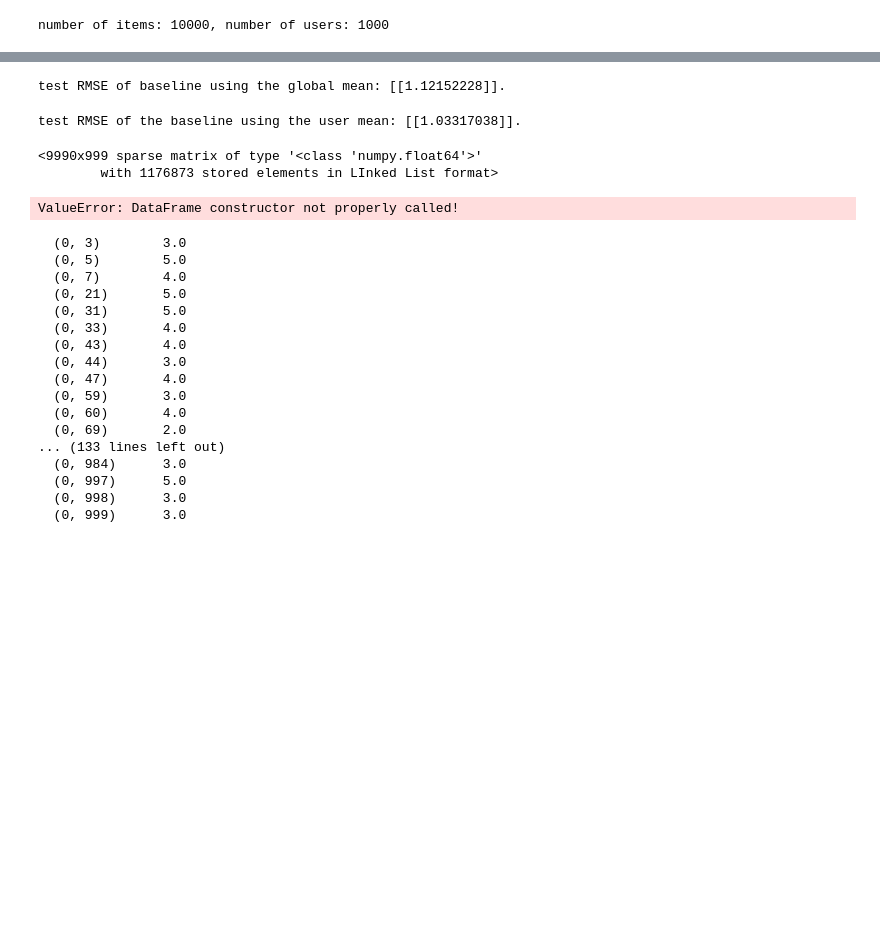
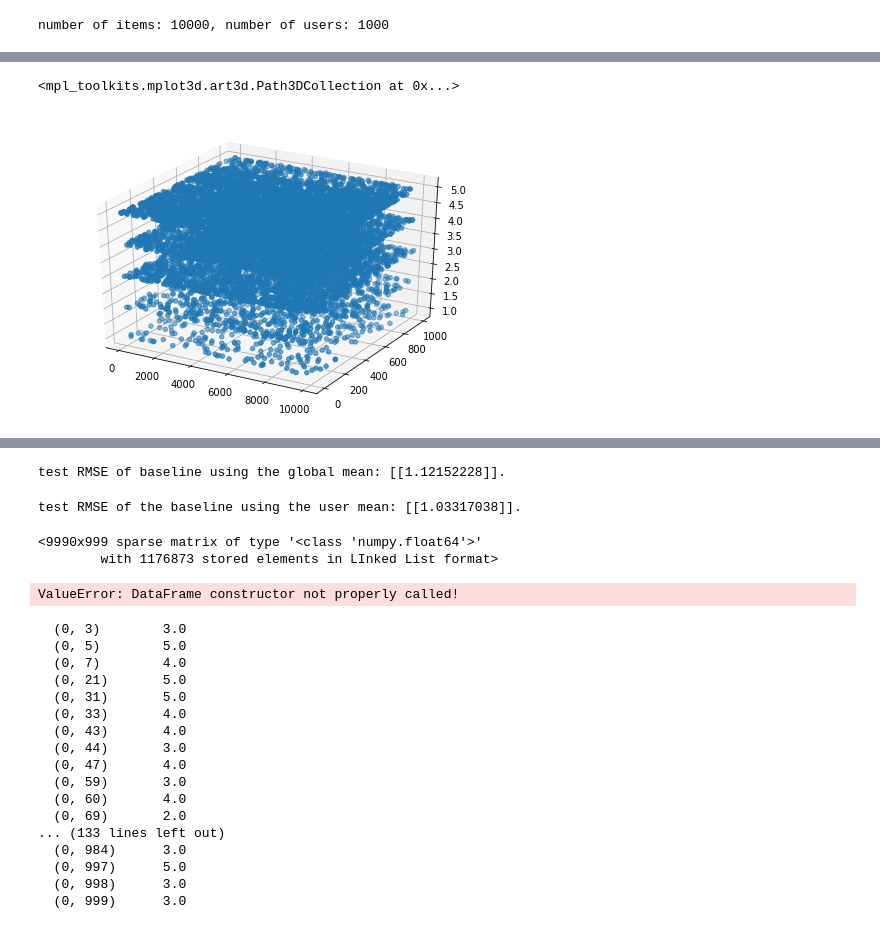
Before and after one commit to BYOBToBBQ/ml_project_2, a Jupyter notebook: copy_of_exercise10_for_our_dataset.ipynb, the cells around one changed output, grey strips where cells are left out. Saved outputs shown, nothing was run; the diff lists cells and outputs as text; code cells hidden in the pictures; blank space fills up the shorter version.

```diff
--- a/copy_of_exercise10_for_our_dataset.ipynb
+++ b/copy_of_exercise10_for_our_dataset.ipynb
@@ -15,3 +18,9 @@ path_dataset = "data_train.csv"
 ratings = load_data(path_dataset)
 # %% [output]
 number of items: 10000, number of users: 1000
+# %%
+elements = ratings.nonzero()
+rates = ratings[elements].toarray()
+X = np.r_[elements, rates]
+# %%
+subset = np.linspace(0, int(np.shape(rates)[1]-1), 10000).astype(int)
@@ -18,3 +50,10 @@ number of items: 10000, number of users: 1000
+# %%
+fig = plt.figure()
+ax = Axes3D(fig)
+ax.scatter(X[0, subset], X[1, subset], X[2, subset])
+# %% [output]
+<mpl_toolkits.mplot3d.art3d.Path3DCollection at 0x...>
+[figure, added]
 # %%
 num_items, num_users = ratings.shape
 user_train_mean = np.array([])
```
Also changed, not shown: parts of 13 cells of this notebook, 1 other file.
